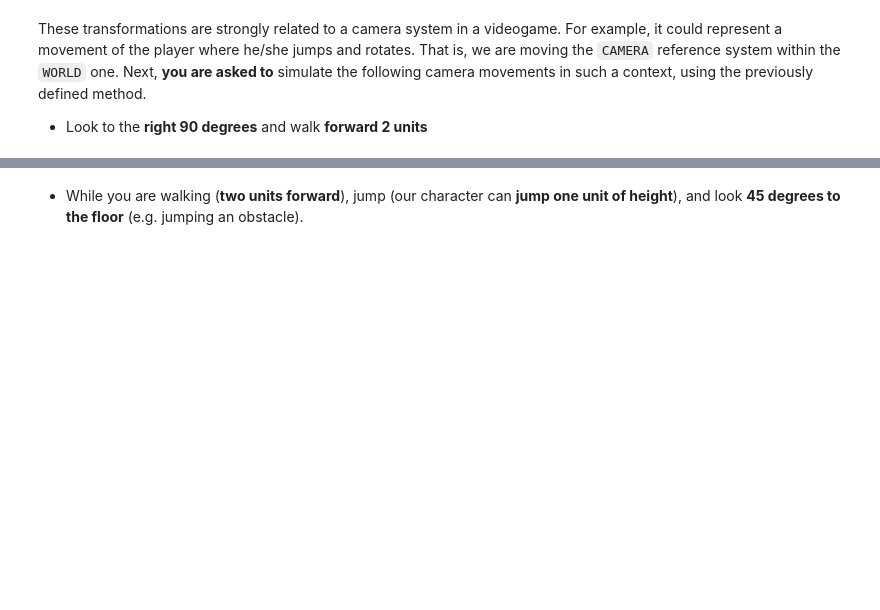
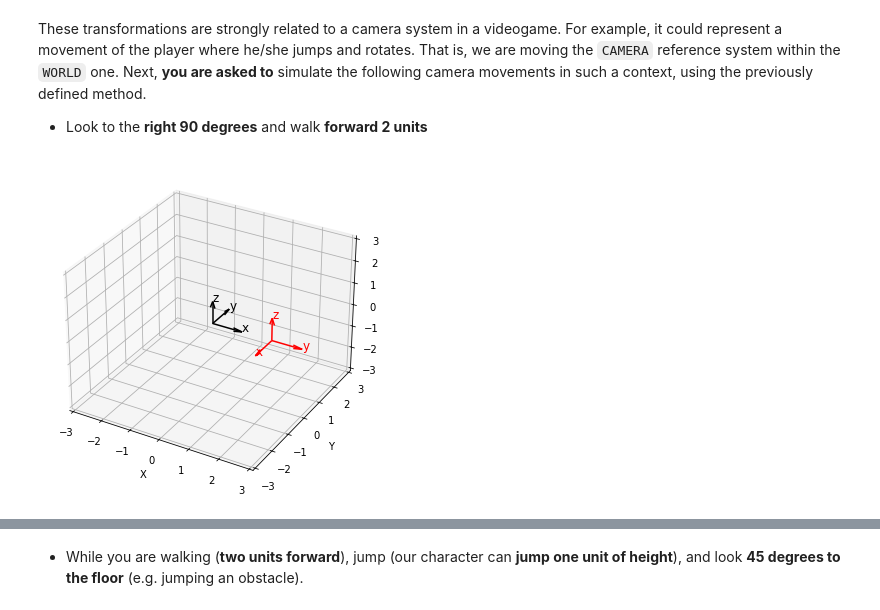
Before and after one commit to rubenjr0/uma_cv_2024, a Jupyter notebook: Chapter 08. Image Formation/8.1 Mathematical tools. Euclidean transformations in 3D.ipynb, the cells around one changed output, grey strips where cells are left out. Cells and saved outputs as stored; diff of their text form; code cells hidden in the pictures; blank space fills up the shorter version.

```diff
--- a/Chapter 08. Image Formation/8.1 Mathematical tools. Euclidean transformations in 3D.ipynb
+++ b/Chapter 08. Image Formation/8.1 Mathematical tools. Euclidean transformations in 3D.ipynb
@@ -495,7 +495,7 @@ Compute the triple product of $\mathbf{a}=(1,2,3)$, $\mathbf{b}=(3,1,2)$ and $\m
 # Write your code here!
 
 # Vector coordinates
-v = np.array(None)
+v = np.array([[1,3,2], [2,1,2], [3,2,1]])
 
 #Isolate vectors
 a = v[:,0]
@@ -503,13 +503,13 @@ b = v[:,1]
 c = v[:,2]
 
 # Compute â
-hat_a = np.array(None)
+hat_a = hat_v(a)
 
 # Compute cross product
-cross = None
+cross = hat_a @ b
 
 # Compute triple product
-triple_product = None
+triple_product = cross @ c
 # triple_product = np.dot(np.cross(a,b),c)
 
 print('Triple product:', triple_product)
@@ -803,21 +807,21 @@ def apply_rotation_translation(v, origin, yaw, pitch, roll, translation, labels,
     # Write your code here!
 
     # Transform to radians
-    yaw = radians(None)
-    pitch = radians(None)
-    roll = radians(None)
+    yaw = radians(yaw)
+    pitch = radians(pitch)
+    roll = radians(roll)
 
     # 1. Construct rotation matrices
-    Rx = np.array(None)
-    Ry = np.array(None)
-    Rz = np.array(None)
+    Rx = np.array([[1,0,0],[0,cos(roll),-sin(roll)],[0,sin(roll),cos(roll)]])
+    Ry = np.array([[cos(pitch),0,sin(pitch)],[0,1,0],[-sin(pitch),0,cos(pitch)]])
+    Rz = np.array([[cos(yaw),-sin(yaw),0],[sin(yaw),cos(yaw),0],[0,0,1]])
 
     # Combine rotation matrices
-    R = None
+    R = Rz @ Ry @ Rx
 
     # Apply transformation
-    transformed_v = None # apply rotation
-    transformed_origin = None # apply translation
+    transformed_v = R @ v # apply rotation
+    transformed_origin = translation + origin # apply translation
 
     # Create figure
     fig = plt.figure()
@@ -856,17 +862,22 @@ These transformations are strongly related to a camera system in a videogame. Fo
 # %%
 # Write your code here!
 
 # Vector coordinates
-v = np.array([[1,0,0],[0,1,0],[0,0,1]])
+v = np.array([[1, 0, 0], [0, 1, 0], [0, 0, 1]])
 
 # Origin coordinates
-origin = np.array([[0,0,0],[0,0,0],[0,0,0]])
+origin = np.array([[0, 0, 0], [0, 0, 0], [0, 0, 0]])
 
 # Traslation vector
-translation = np.array(None)
+translation = np.array([[2], [0], [0]])
 
 # Apply transformation
-apply_rotation_translation(v,origin,None,None,None,translation,["x","y","z"],[-3,3,-3,3,-3,3])
+# apply_rotation_translation(v, origin, 90, 180, 180, translation, ["x", "y", "z"], [-3, 3, -3, 3, -3, 3])
+apply_rotation_translation(
+    v, origin, 270, 0, 0, translation, ["x", "y", "z"], [-3, 3, -3, 3, -3, 3]
+)
+# %% [output]
+[figure, added]
 # %% [markdown]
 <font color='blue'>**Expected output:**  </font>
 
```
Also changed, not shown: parts of 12 cells of this notebook, 1 other file.
